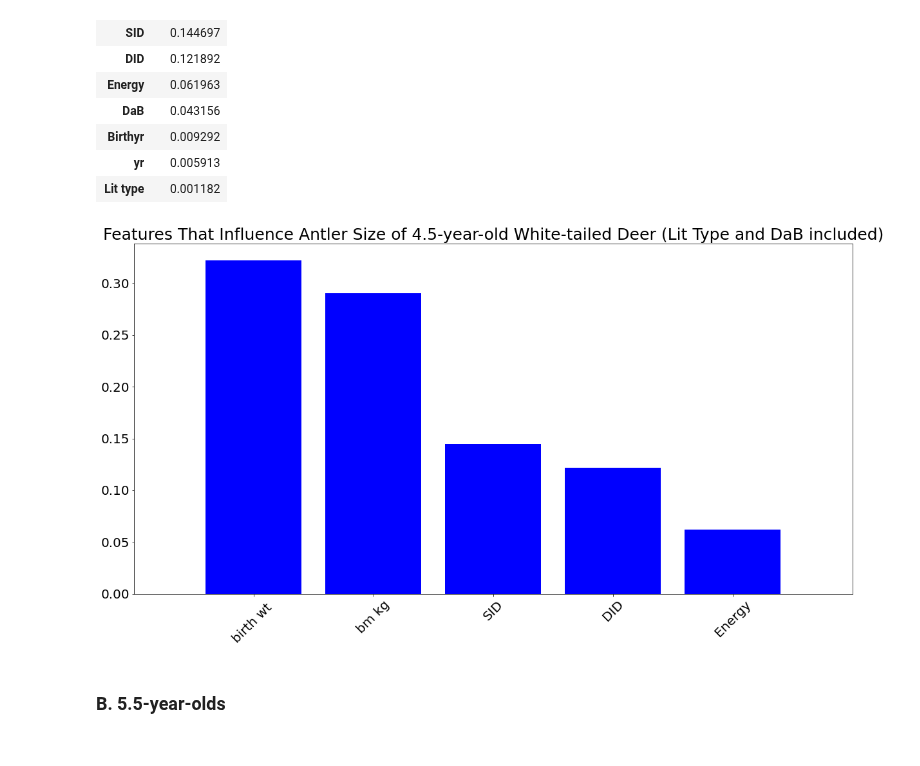
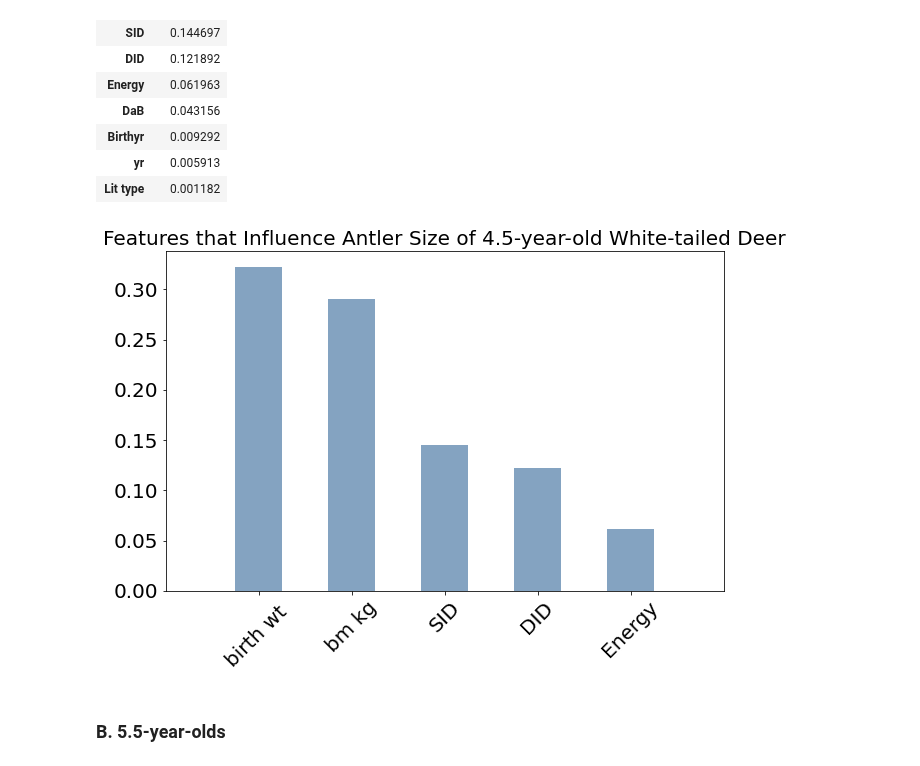
Before and after one commit to sont5413/Predictors-of-Antler-Size-in-White-tailed-Deer, a Jupyter notebook: Antler Size_4.5-_&_5.5-year-olds.ipynb, the cells around one changed output. Cells and saved outputs as stored; diff of their text form; code cells hidden in the pictures.

```diff
--- a/Antler Size_4.5-_&_5.5-year-olds.ipynb
+++ b/Antler Size_4.5-_&_5.5-year-olds.ipynb
@@ -300,22 +300,22 @@ feat_importances_b
 # %%
 feature_names_b = [col for col in X_train_b]
 feature_importances_b = gb_b.feature_importances_
 indices_b = np.argsort(feature_importances_b)[::-1]
 n = 5 # maximum feature importances displayed
 idx_b = indices_b[0:n]
 std = np.std(gb_b.feature_importances_)
 
-plt.figure(figsize=(20, 10))
-titlefont = 25
-plt.title("Features That Influence Antler Size of 4.5-year-old White-tailed Deer (Lit Type and DaB included)", fontdict={'fontsize':titlefont})
-plt.bar(range(n), feature_importances_b[idx_b], color="b", align="center")
+plt.figure(figsize=(10, 6.25))
+titlefont = 20
+plt.title("Features that Influence Antler Size of 4.5-year-old White-tailed Deer", fontdict={'fontsize':titlefont})
+plt.bar(range(n), feature_importances_b[idx_b], color=(0.2, 0.4, 0.6, 0.6), width=0.5, align="center")
 xticksize = 20
 plt.xticks(range(n), [feature_names_b[id] for id in idx_b], rotation = 45, fontdict={'fontsize':xticksize})
 plt.tick_params(axis='y', which='major', labelsize=20)
 plt.xlim([-1, n])
 plt.show()
 # %% [output]
-[figure, old version]
+[figure, new version]
 # %% [markdown]
 ### B. 5.5-year-olds
 # %%
```
Also changed, not shown: parts of 3 cells of this notebook.
